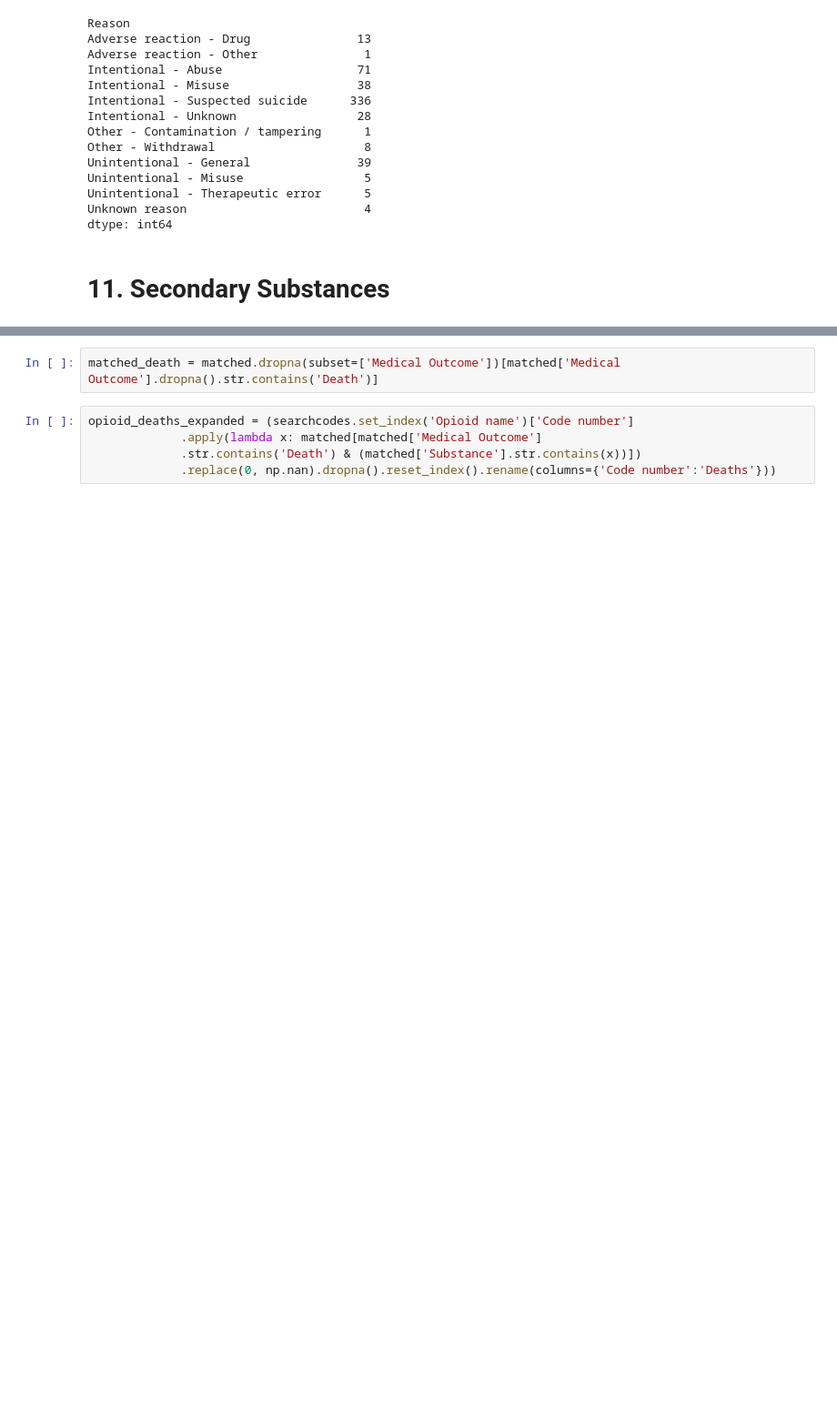
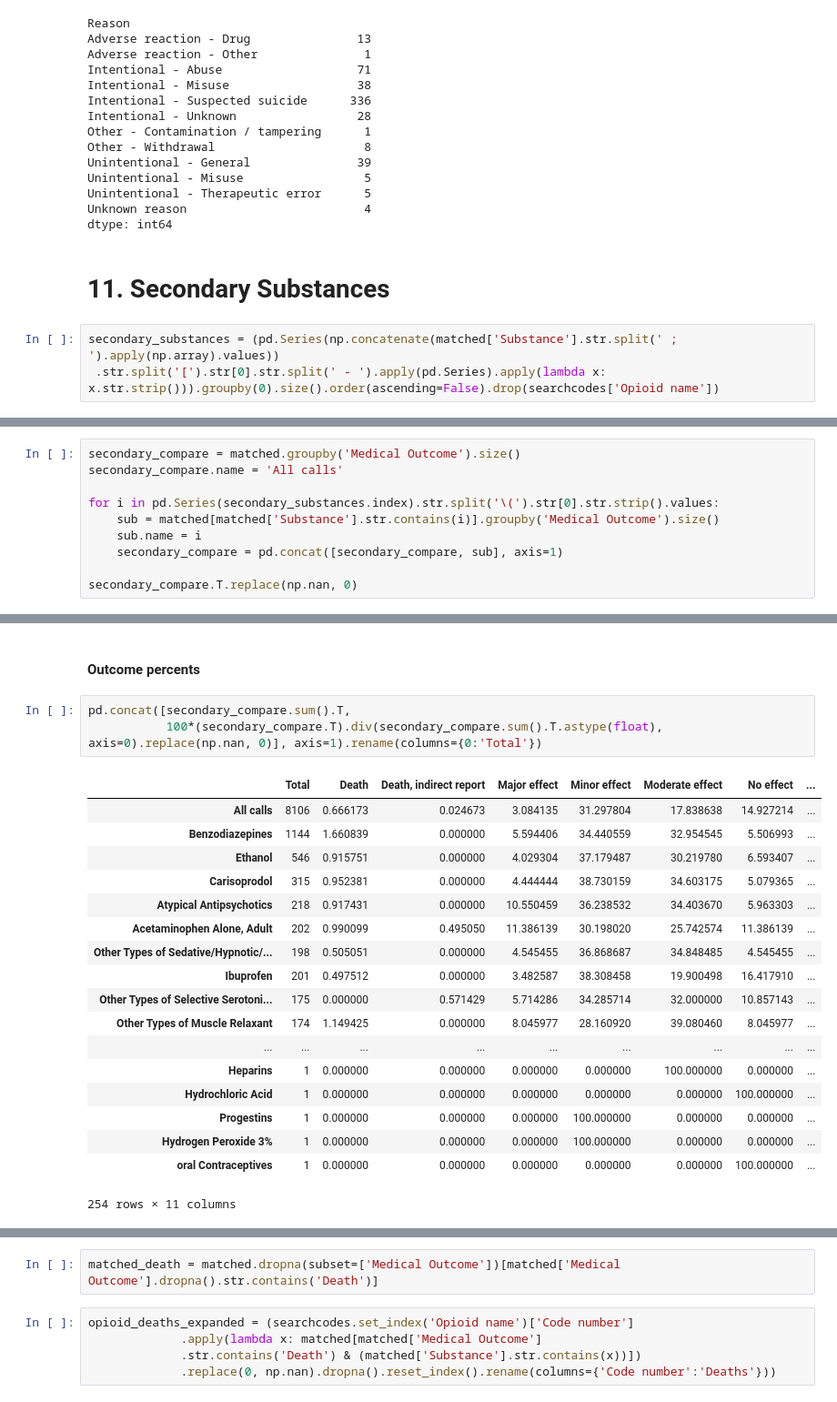
Before and after one commit to rinina/PCC-Opioid-Project, a Jupyter notebook: banner-PCC-notebook.ipynb, the cells around one changed output, grey strips where cells are left out. Shown at 91% size. Drawn from its saved outputs; the diff is of its cells as text; blank space fills up the shorter version.

```diff
--- a/banner-PCC-notebook.ipynb
+++ b/banner-PCC-notebook.ipynb
@@ -620,3 +620,6 @@ Unknown reason                         4
 dtype: int64
 # %% [markdown]
 # 11. Secondary Substances
+# %%
+secondary_substances = (pd.Series(np.concatenate(matched['Substance'].str.split(' ; ').apply(np.array).values))
+ .str.split('[').str[0].str.split(' - ').apply(pd.Series).apply(lambda x: x.str.strip())).groupby(0).size().order(ascending=False).drop(searchcodes['Opioid name'])
@@ -622,0 +628,10 @@ dtype: int64
+# %%
+secondary_compare = matched.groupby('Medical Outcome').size()
+secondary_compare.name = 'All calls'
+
+for i in pd.Series(secondary_substances.index).str.split('\(').str[0].str.strip().values:
+    sub = matched[matched['Substance'].str.contains(i)].groupby('Medical Outcome').size()
+    sub.name = i
+    secondary_compare = pd.concat([secondary_compare, sub], axis=1)
+
+secondary_compare.T.replace(np.nan, 0)
@@ -622,0 +657,24 @@ dtype: int64
+# %% [markdown]
+#### Outcome percents
+# %%
+pd.concat([secondary_compare.sum().T,
+           100*(secondary_compare.T).div(secondary_compare.sum().T.astype(float), axis=0).replace(np.nan, 0)], axis=1).rename(columns={0:'Total'})
+# %% [output]
+|  | Total | Death | Death, indirect report | Major effect | Minor effect | Moderate effect | No effect | ... |
+| All calls | 8106 | 0.666173 | 0.024673 | 3.084135 | 31.297804 | 17.838638 | 14.927214 | ... |
+| Benzodiazepines | 1144 | 1.660839 | 0.000000 | 5.594406 | 34.440559 | 32.954545 | 5.506993 | ... |
+| Ethanol | 546 | 0.915751 | 0.000000 | 4.029304 | 37.179487 | 30.219780 | 6.593407 | ... |
+| Carisoprodol | 315 | 0.952381 | 0.000000 | 4.444444 | 38.730159 | 34.603175 | 5.079365 | ... |
+| Atypical Antipsychotics | 218 | 0.917431 | 0.000000 | 10.550459 | 36.238532 | 34.403670 | 5.963303 | ... |
+| Acetaminophen Alone, Adult | 202 | 0.990099 | 0.495050 | 11.386139 | 30.198020 | 25.742574 | 11.386139 | ... |
+| Other Types of Sedative/Hypnotic/... | 198 | 0.505051 | 0.000000 | 4.545455 | 36.868687 | 34.848485 | 4.545455 | ... |
+| Ibuprofen | 201 | 0.497512 | 0.000000 | 3.482587 | 38.308458 | 19.900498 | 16.417910 | ... |
+| Other Types of Selective Serotoni... | 175 | 0.000000 | 0.571429 | 5.714286 | 34.285714 | 32.000000 | 10.857143 | ... |
+| Other Types of Muscle Relaxant | 174 | 1.149425 | 0.000000 | 8.045977 | 28.160920 | 39.080460 | 8.045977 | ... |
+| ... | ... | ... | ... | ... | ... | ... | ... | ... |
+| Heparins | 1 | 0.000000 | 0.000000 | 0.000000 | 0.000000 | 100.000000 | 0.000000 | ... |
+| Hydrochloric Acid | 1 | 0.000000 | 0.000000 | 0.000000 | 0.000000 | 0.000000 | 100.000000 | ... |
+| Progestins | 1 | 0.000000 | 0.000000 | 0.000000 | 100.000000 | 0.000000 | 0.000000 | ... |
+| Hydrogen Peroxide 3% | 1 | 0.000000 | 0.000000 | 0.000000 | 100.000000 | 0.000000 | 0.000000 | ... |
+| oral Contraceptives | 1 | 0.000000 | 0.000000 | 0.000000 | 0.000000 | 0.000000 | 100.000000 | ... |
+254 rows × 11 columns
```
Also changed, not shown: parts of 16 cells of this notebook.
